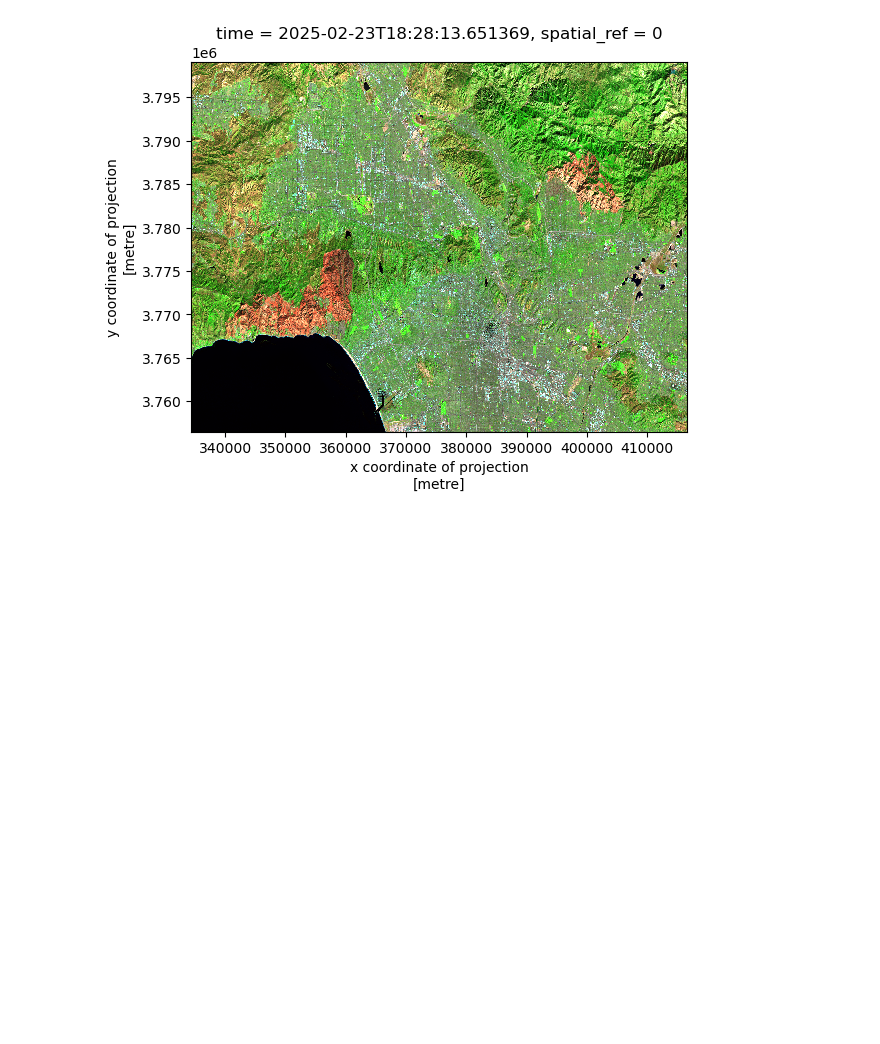
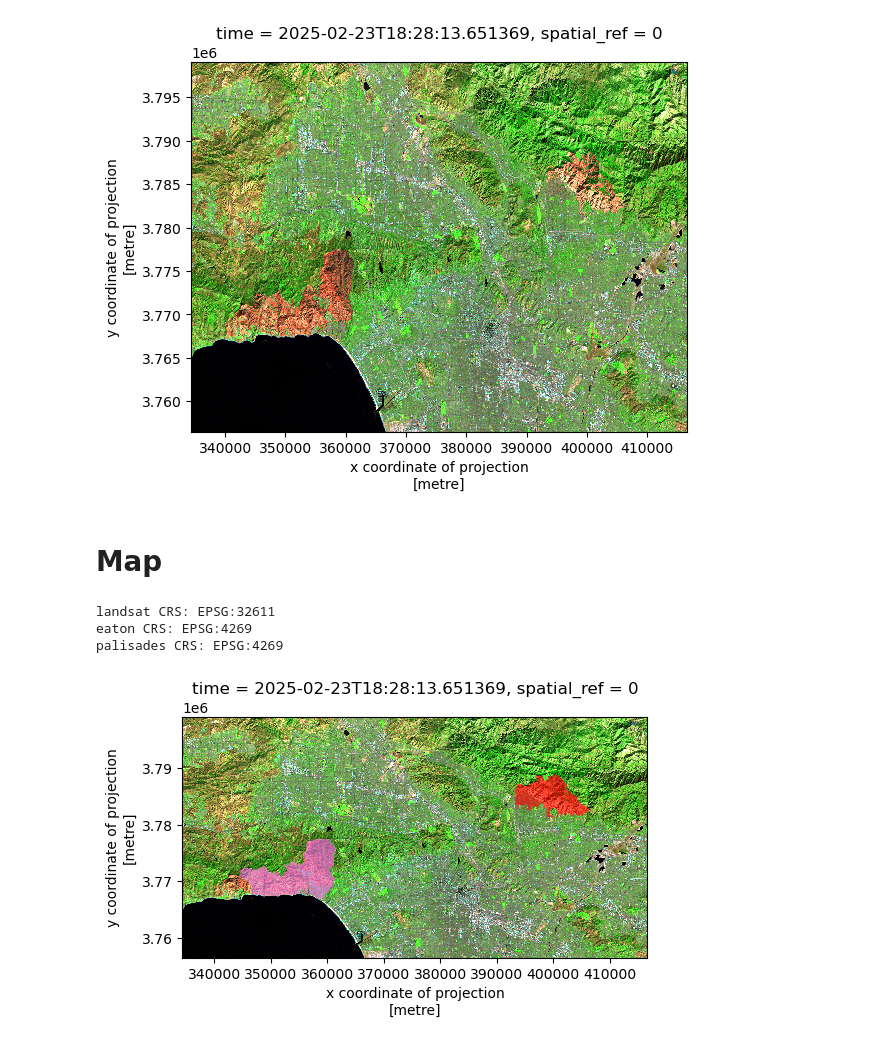
Before and after one commit to edengonzalezz/eds220-hwk4, a Jupyter notebook: hwk4-task2-false-color-GONZALEZ.ipynb, the cells around one changed output. Cells and saved outputs as stored; diff of their text form; code cells hidden in the pictures; blank space fills up the shorter version.

```diff
--- a/hwk4-task2-false-color-GONZALEZ.ipynb
+++ b/hwk4-task2-false-color-GONZALEZ.ipynb
@@ -229,3 +239,29 @@ landsat[['swir22', 'nir08', 'red']].to_dataarray().plot.imshow(robust=True)
 # %% [output]
 <matplotlib.image.AxesImage at 0x...>
 [figure]
+# %% [markdown]
+# Map
+# %%
+print('landsat CRS:',landsat.rio.crs)
+print('eaton CRS:', eaton.crs)
+print('palisades CRS:', palisades.crs)
+# %% [output]
+landsat CRS: EPSG:32611
+eaton CRS: EPSG:4269
+palisades CRS: EPSG:4269
+# %%
+# Reproject fire perimeters to landsat CRS
+eaton = eaton.to_crs(landsat.rio.crs)
+assert eaton.crs == landsat.rio.crs
+
+palisades = palisades.to_crs(landsat.rio.crs)
+assert palisades.crs == landsat.rio.crs
+# %%
+# Plot landsat false color image with the fire perimeters
+fig, ax = plt.subplots(figsize = (6, 6))
+landsat[['swir22', 'nir08', 'red']].to_dataarray().plot.imshow(robust=True, ax=ax)
+eaton.plot(ax=ax, color='red', alpha=0.6)
+palisades.plot(ax=ax, color='violet',alpha=0.6)
+plt.show()
+# %% [output]
+[figure, added]
```
Also changed, not shown: parts of 2 cells of this notebook.
